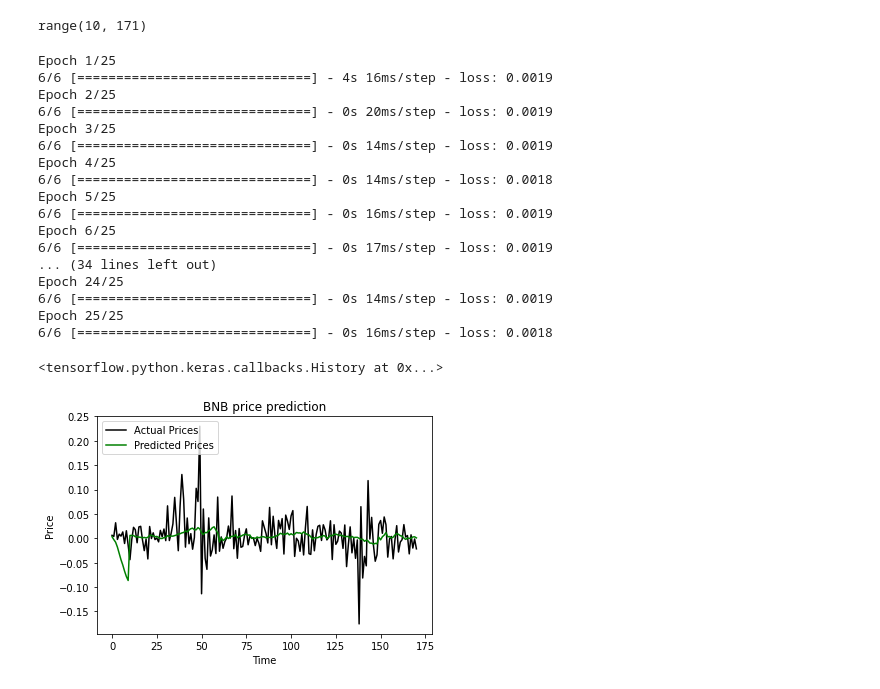
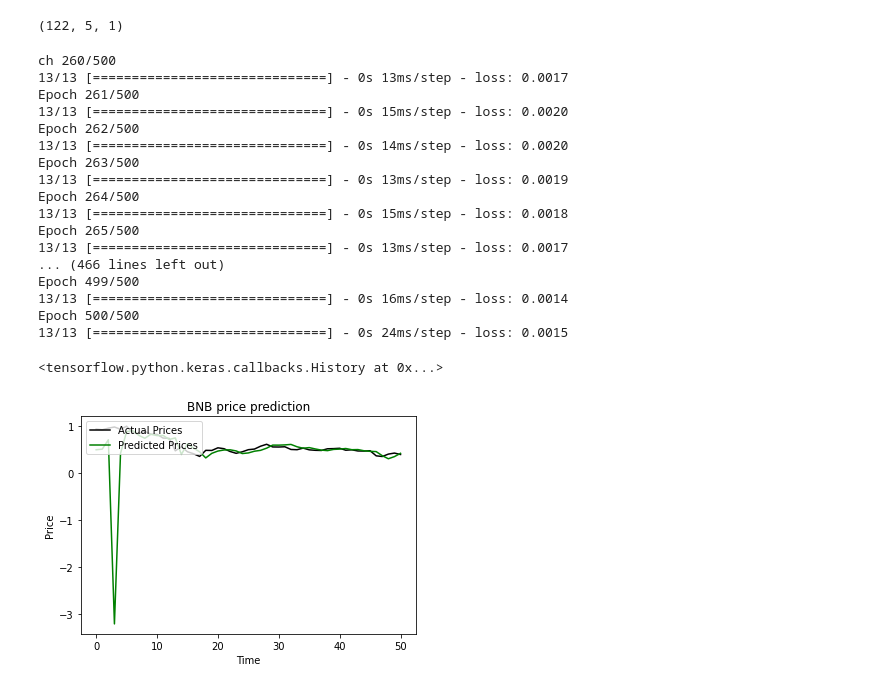
Before and after one commit to akhil14shukla/Crypto-Prediction, a Jupyter notebook: Crypto_2.ipynb, the cells around one changed output. Cells and saved outputs as stored; diff of their text form; code cells hidden in the pictures.

Commit message:
Improved LSTM model by tuning parameters

```diff
--- a/Crypto_2.ipynb
+++ b/Crypto_2.ipynb
@@ -13,7 +13,7 @@ crypto_currency = 'BNB'
 against_currency ='USD'
 # %%
 start = dt.datetime(2021,1,1)
-end = dt.datetime.now()#-dt.timedelta(days=50)
+end = dt.datetime.now()-dt.timedelta(days=50)
 # %%
 data = web.DataReader(f'{crypto_currency}-{against_currency}','yahoo',start, end)
 # %%
@@ -24,10 +25,12 @@ def invert_difference(orig_data, diff_data, interval=1):
 # %%
 # Prepare Data
-# scaler = MinMaxScaler(feature_range=(0,1))
-# scaled_data = scaler.fit_transform(data['Close'].values.reshape(-1,1))
-scaled_data = difference(np.log10((data['Close']))).to_numpy()
+scaler = MinMaxScaler(feature_range=(0,1))
+scaled_data = scaler.fit_transform(data['Close'].values.reshape(-1,1))
+# logged_data = np.log10(data['Close'])
+# scaled_data, lambda_data = (boxcox(data['Close']))#difference(logged_data).to_numpy()
 # new = difference((data['Close'],1)
-prediction_days = 10
+# scaled_data = pd.Series(scaled_data)
+prediction_days = 5
 future_days=0
 x_train, y_train = [], []
 
@@ -35,74 +38,78 @@ for x in range(prediction_days, len(scaled_data)-future_days):
     x_train.append(scaled_data[x-prediction_days:x])
     y_train.append(scaled_data[x+future_days])
 x_train, y_train = np.array(x_train), np.array(y_train)
-x_train = np.reshape(x_train, (x_train.shape[0], x_train.shape[1],1))
+# x_train = np.reshape(x_train, (x_train.shape[0], x_train.shape[1],1))
 # y_train = np.reshape(y_train, (y_train.shape[0], y_train.shape[1],1))
 # %%
-range(prediction_days, len(scaled_data))
+# range(prediction_days, len(scaled_data))x_train
+x_train.shape
 # %% [output]
-range(10, 171)
+(122, 5, 1)
 # %%
 #creating neural netowrk
 model = Sequential()
-model.add(LSTM(units=50, return_sequences=True, input_shape=(x_train.shape[1],1)))
-model.add(Dropout(0.2))
-model.add(LSTM(units=50,return_sequences=True))
-model.add(Dropout(0.2))
-model.add(LSTM(units=50))
-model.add(Dropout(0.2))
+model.add(LSTM(units=100, return_sequences=True, input_shape=(x_train.shape[1],1)))
+# model.add(Dropout(0.2))
+model.add(LSTM(units=100,return_sequences=True))
+# model.add(Dropout(0.2))
+model.add(LSTM(units=100,return_sequences=True))
+model.add(LSTM(units=100))
+# model.add(Dropout(0.2))
+
 model.add(Dense(units=1))
 model.compile(optimizer='adam', loss='mean_squared_error')
-model.fit(x_train,y_train, epochs=25, batch_size=32)
+model.fit(x_train,y_train, epochs=500, batch_size=10)
 # %% [output]
-Epoch 1/25
-6/6 [==============================] - 4s 16ms/step - loss: 0.0019
-Epoch 2/25
-6/6 [==============================] - 0s 20ms/step - loss: 0.0019
-Epoch 3/25
-6/6 [==============================] - 0s 14ms/step - loss: 0.0019
-Epoch 4/25
-6/6 [==============================] - 0s 14ms/step - loss: 0.0018
-Epoch 5/25
-6/6 [==============================] - 0s 16ms/step - loss: 0.0019
-Epoch 6/25
-6/6 [==============================] - 0s 17ms/step - loss: 0.0019
-... (34 lines left out)
-Epoch 24/25
-6/6 [==============================] - 0s 14ms/step - loss: 0.0019
-Epoch 25/25
-6/6 [==============================] - 0s 16ms/step - loss: 0.0018
+ch 260/500
+13/13 [==============================] - 0s 13ms/step - loss: 0.0017
+Epoch 261/500
+13/13 [==============================] - 0s 15ms/step - loss: 0.0020
+Epoch 262/500
+13/13 [==============================] - 0s 14ms/step - loss: 0.0020
+Epoch 263/500
+13/13 [==============================] - 0s 13ms/step - loss: 0.0019
+Epoch 264/500
+13/13 [==============================] - 0s 15ms/step - loss: 0.0018
+Epoch 265/500
+13/13 [==============================] - 0s 13ms/step - loss: 0.0017
+... (466 lines left out)
+Epoch 499/500
+13/13 [==============================] - 0s 16ms/step - loss: 0.0014
+Epoch 500/500
+13/13 [==============================] - 0s 24ms/step - loss: 0.0015
 <tensorflow.python.keras.callbacks.History at 0x...>
 # %%
-test_start = dt.datetime(2021,1,1)
+test_start = dt.datetime.now()-dt.timedelta(days=50)
 test_end = dt.datetime.now()
 
 test_data = web.DataReader(f'{crypto_currency}-{against_currency}','yahoo', test_start, test_end)
-actual_prices = difference(np.log10((test_data['Close']))).to_numpy()
+test_data['Close'] = scaler.transform(test_data['Close'].values.reshape(-1,1))
+actual_prices = (test_data['Close'].values)#difference(np.log10((test_data['Close']))).to_numpy()
 
 total_dataset = pd.concat((data['Close'],test_data['Close']),axis=0)
 model_inputs = total_dataset[len(total_dataset) - len(test_data)-prediction_days:]
-model_inputs=difference(np.log10((model_inputs))).to_numpy()
+# model_inputs=difference(np.log10((model_inputs))).to_numpy()
 # model_inputs = model_inputs
 # model_inputs = scaler.fit_transform(model_inputs)
 
 
 x_test = []
 for x in range(prediction_days, len(model_inputs)):
     x_test.append(model_inputs[x-prediction_days:x])
 x_test = np.array(x_test)
 x_test = np.reshape(x_test, (x_test.shape[0], x_test.shape[1],1))
 
 prediction_prices = model.predict(x_test)
 # prediction_prices = scaler.inverse_transform(prediction_prices)
 plt.plot(actual_prices,color='black', label='Actual Prices')
 plt.plot(prediction_prices, color='green', label='Predicted Prices')
 plt.title(f'{crypto_currency} price prediction')
 plt.xlabel('Time')
 plt.ylabel('Price')
 plt.legend(loc='upper left')
 plt.show()
 # %% [output]
-[figure, old version]
+[figure, new version]
 # %%
 # # Predict Next Day
 # real_data = [model_inputs[len(model_inputs) +1 - prediction_days: len(model_inputs) + 1,0]]
```
Also changed, not shown: parts of 8 cells of this notebook.
